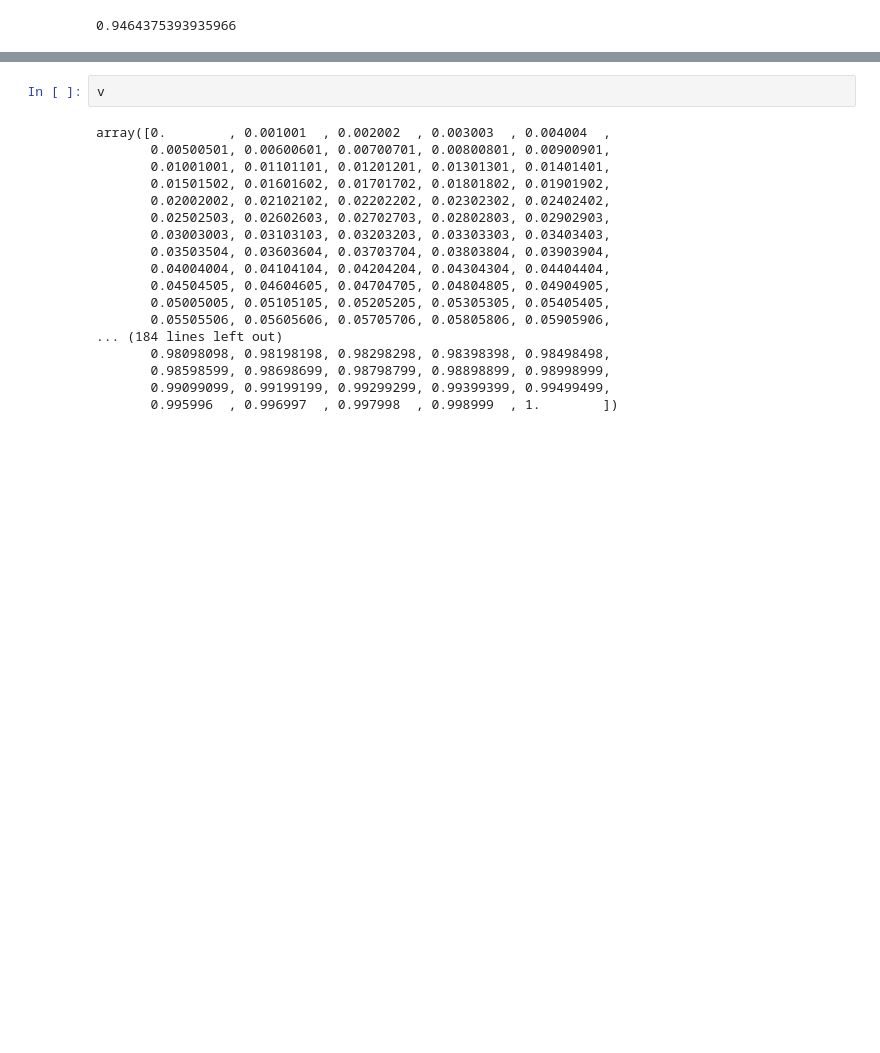
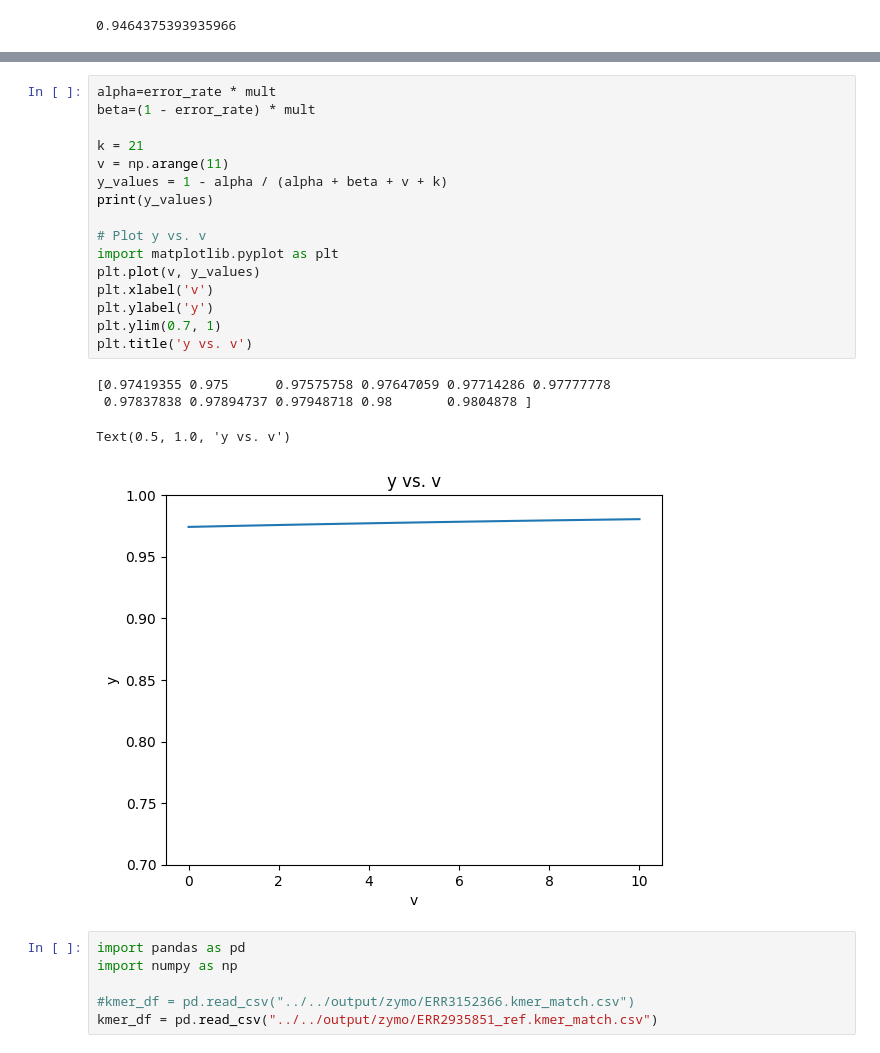
Before and after one commit to GZHoffie/skiver-test, a Jupyter notebook: experiments/simulate_kvmer_model/simulation.ipynb, the cells around one changed output, grey strips where cells are left out. Cells and saved outputs as stored; diff of their text form; blank space fills up the shorter version.

```diff
--- a/experiments/simulate_kvmer_model/simulation.ipynb
+++ b/experiments/simulate_kvmer_model/simulation.ipynb
@@ -289,20 +303,27 @@ Text(0.5, 1.0, 'y vs. v')
-# %%
-v
-# %% [output]
-array([0.        , 0.001001  , 0.002002  , 0.003003  , 0.004004  ,
-       0.00500501, 0.00600601, 0.00700701, 0.00800801, 0.00900901,
-       0.01001001, 0.01101101, 0.01201201, 0.01301301, 0.01401401,
-       0.01501502, 0.01601602, 0.01701702, 0.01801802, 0.01901902,
-       0.02002002, 0.02102102, 0.02202202, 0.02302302, 0.02402402,
-       0.02502503, 0.02602603, 0.02702703, 0.02802803, 0.02902903,
-       0.03003003, 0.03103103, 0.03203203, 0.03303303, 0.03403403,
-       0.03503504, 0.03603604, 0.03703704, 0.03803804, 0.03903904,
-       0.04004004, 0.04104104, 0.04204204, 0.04304304, 0.04404404,
-       0.04504505, 0.04604605, 0.04704705, 0.04804805, 0.04904905,
-       0.05005005, 0.05105105, 0.05205205, 0.05305305, 0.05405405,
-       0.05505506, 0.05605606, 0.05705706, 0.05805806, 0.05905906,
-... (184 lines left out)
-       0.98098098, 0.98198198, 0.98298298, 0.98398398, 0.98498498,
-       0.98598599, 0.98698699, 0.98798799, 0.98898899, 0.98998999,
-       0.99099099, 0.99199199, 0.99299299, 0.99399399, 0.99499499,
-       0.995996  , 0.996997  , 0.997998  , 0.998999  , 1.        ])
+# %%
+alpha=error_rate * mult
+beta=(1 - error_rate) * mult
+
+k = 21
+v = np.arange(11)
+y_values = 1 - alpha / (alpha + beta + v + k)
+print(y_values)
+
+# Plot y vs. v
+import matplotlib.pyplot as plt
+plt.plot(v, y_values)
+plt.xlabel('v')
+plt.ylabel('y')
+plt.ylim(0.7, 1)
+plt.title('y vs. v')
+# %% [output]
+[0.97419355 0.975      0.97575758 0.97647059 0.97714286 0.97777778
+ 0.97837838 0.97894737 0.97948718 0.98       0.9804878 ]
+Text(0.5, 1.0, 'y vs. v')
+[figure, added]
+# %%
+import pandas as pd
+import numpy as np
+
+#kmer_df = pd.read_csv("../../output/zymo/ERR3152366.kmer_match.csv")
+kmer_df = pd.read_csv("../../output/zymo/ERR2935851_ref.kmer_match.csv")
```
Also changed, not shown: parts of 8 cells of this notebook.
